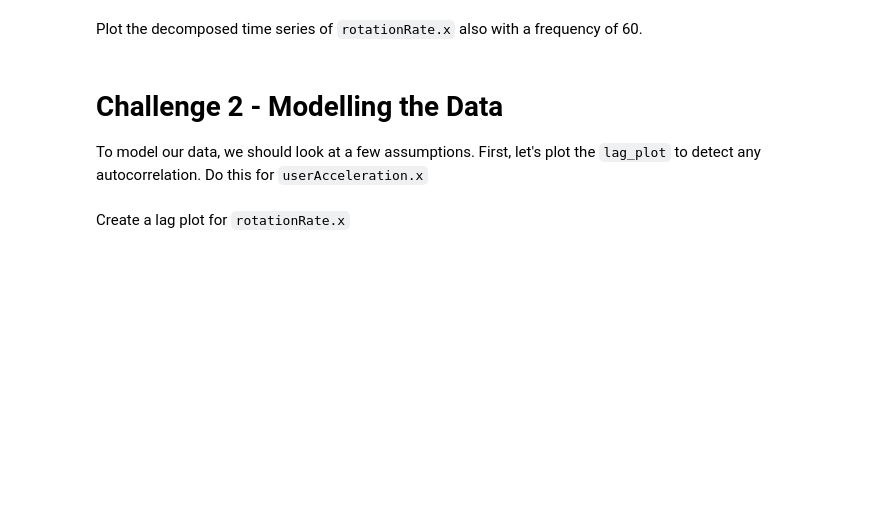
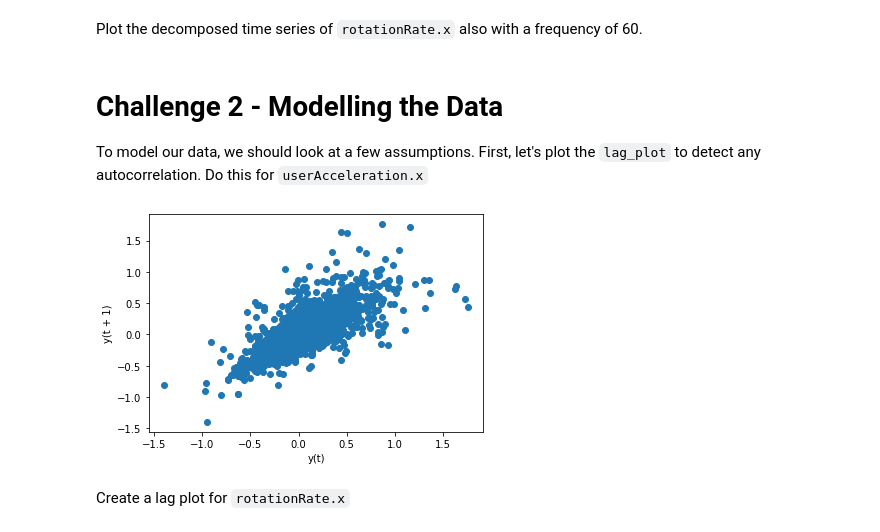
Before and after one commit to Ironhack-data-bcn-january-2023/lab-time-series, a Jupyter notebook: your-code/main.ipynb, the cells around one changed output. Saved outputs shown, nothing was run; the diff lists cells and outputs as text; code cells hidden in the pictures; blank space fills up the shorter version.

```diff
--- a/your-code/main.ipynb
+++ b/your-code/main.ipynb
@@ -119,6 +119,10 @@ Plot the decomposed time series of `rotationRate.x` also with a frequency of 60.
 To model our data, we should look at a few assumptions. First, let's plot the `lag_plot` to detect any autocorrelation. Do this for `userAcceleration.x`
 # %%
 # Your code here:
+x= pd.plotting.lag_plot(sensor_1["userAcceleration.x"]);
+x;
+# %% [output]
+[figure, added]
 # %% [markdown]
 Create a lag plot for `rotationRate.x`
 # %%
```
Also changed, not shown: parts of 6 cells of this notebook.
